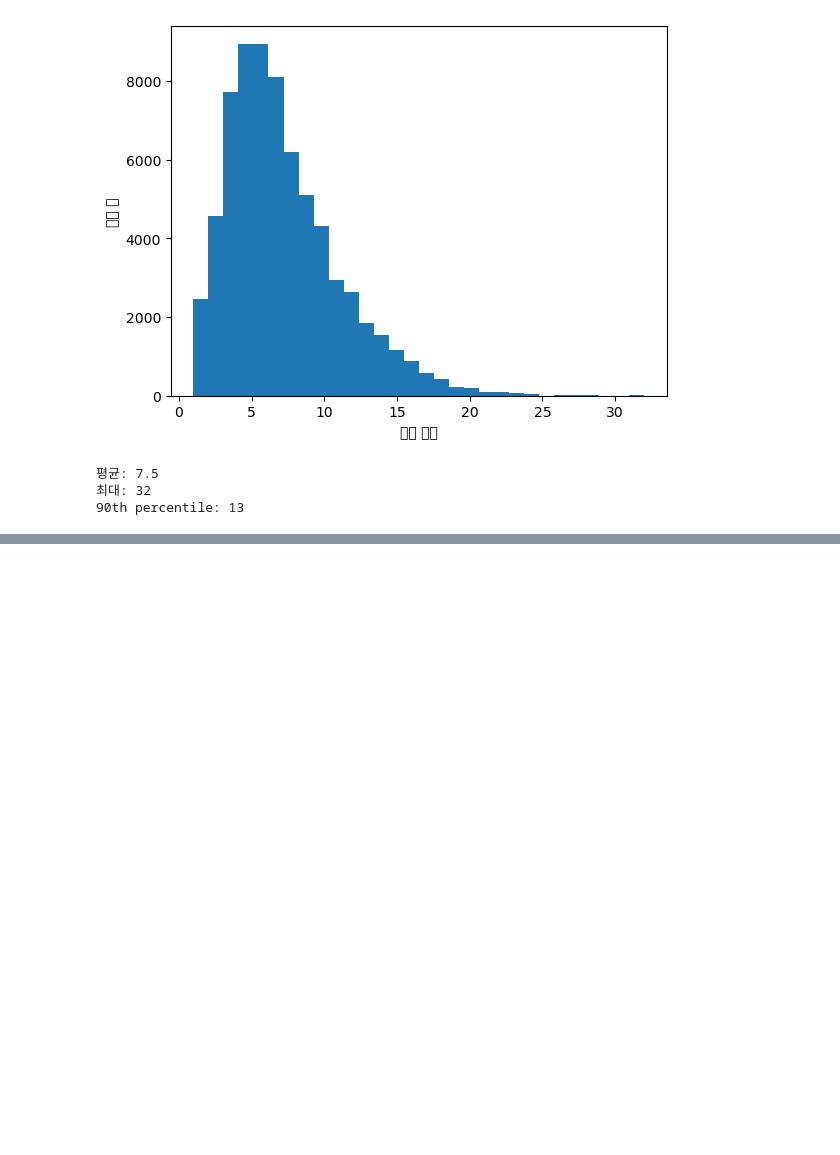
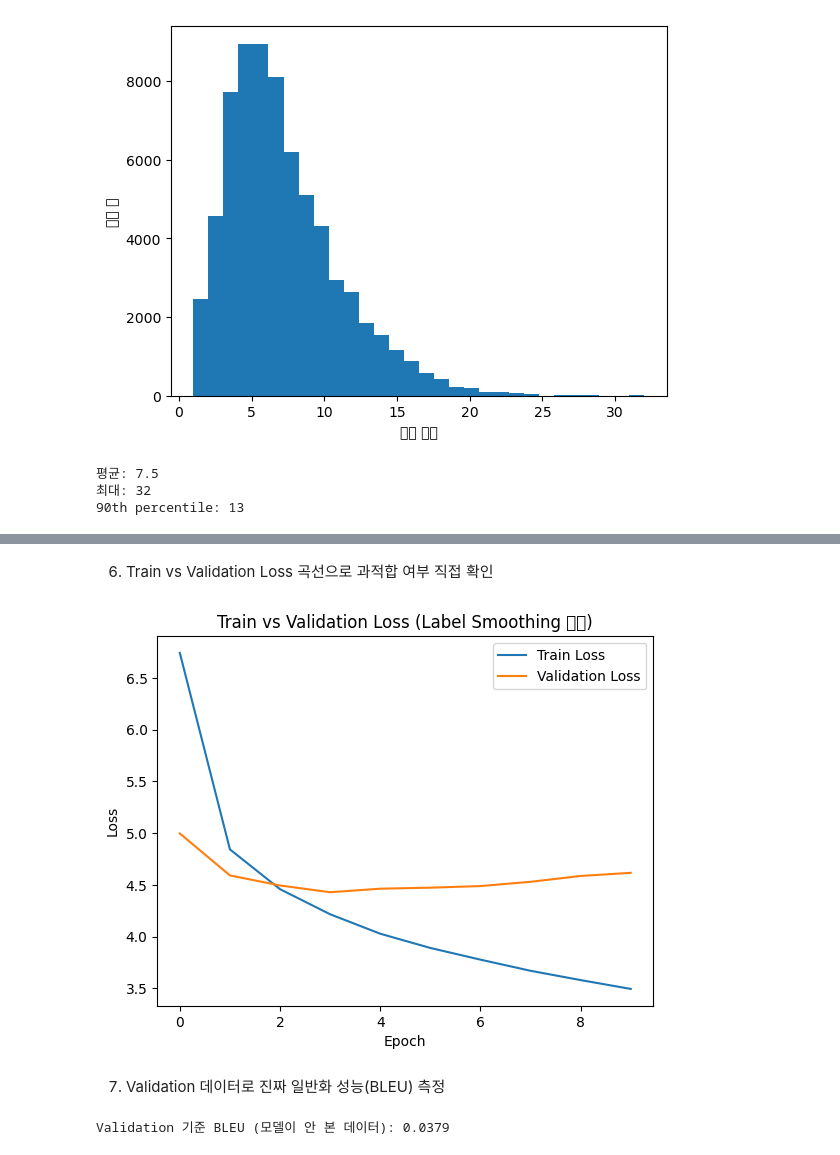
Before and after one commit to snarmse/AIFFEL_quest_eng, a Jupyter notebook: 04_NLP/NLP02/project0710.ipynb, the cells around one changed output, grey strips where cells are left out. Cells and saved outputs as stored; diff of their text form; code cells hidden in the pictures; blank space fills up the shorter version.

```diff
--- a/04_NLP/NLP02/project0710.ipynb
+++ b/04_NLP/NLP02/project0710.ipynb
@@ -124,7 +124,7 @@ def build_corpus(src_data, tgt_data, tokenize_fn, max_len=25):
 
     return src_corpus, tgt_corpus
 
-que_corpus, ans_corpus = build_corpus(questions, answers, mecab.morphs, max_len=40)
+que_corpus, ans_corpus = build_corpus(questions, answers, mecab.morphs, max_len=25)
 
 print(len(que_corpus), len(ans_corpus))
 print(que_corpus[:2])
@@ -550,0 +670,6 @@ max_len=25로 설정, dropout = 0.3, d_model 256으로 수정 후 다시 훈
+# %%
+for bw in [2, 3, 5]:
+    print(f"\n--- beam_width={bw} ---")
+    for ex in examples:
+        result = translate_beam(ex, model, word2idx, idx2word, mecab.morphs, beam_width=bw)
+        print(f"입력: {ex} → 출력: {result}")
@@ -550,0 +719,12 @@ max_len=25로 설정, dropout = 0.3, d_model 256으로 수정 후 다시 훈
+# %%
+from sklearn.model_selection import train_test_split
+
+# Step 3에서 만든 원본 (augmentation 전) que_corpus, ans_corpus를 사용
+# 만약 이미 augmentation된 상태로 덮어쓰셨다면, Step 3 build_corpus()를 다시 실행해서 원본부터 확보하세요
+que_corpus_raw, ans_corpus_raw = build_corpus(questions, answers, mecab.morphs, max_len=25)
+
+que_train_raw, que_val_raw, ans_train_raw, ans_val_raw = train_test_split(
+    que_corpus_raw, ans_corpus_raw, test_size=0.1, random_state=42
+)
+
+print(f"Train (원본): {len(que_train_raw)}, Validation (원본): {len(que_val_raw)}")
@@ -550,0 +817,14 @@ max_len=25로 설정, dropout = 0.3, d_model 256으로 수정 후 다시 훈
+# %%
+class ChatbotDataset(Dataset):
+    def __init__(self, enc, dec):
+        self.enc, self.dec = enc, dec
+    def __len__(self):
+        return len(self.enc)
+    def __getitem__(self, idx):
+        return torch.tensor(self.enc[idx]), torch.tensor(self.dec[idx])
+
+train_dataset = ChatbotDataset(enc_train_arr, dec_train_arr)
+val_dataset = ChatbotDataset(enc_val_arr, dec_val_arr)
+
+train_dataloader = DataLoader(train_dataset, batch_size=64, shuffle=True)
+val_dataloader = DataLoader(val_dataset, batch_size=64, shuffle=False)
@@ -550,0 +913,21 @@ max_len=25로 설정, dropout = 0.3, d_model 256으로 수정 후 다시 훈
+# %% [markdown]
+6. Train vs Validation Loss 곡선으로 과적합 여부 직접 확인
+# %%
+import matplotlib.pyplot as plt
+
+plt.plot(train_loss_history, label="Train Loss")
+plt.plot(val_loss_history, label="Validation Loss")
+plt.xlabel("Epoch")
+plt.ylabel("Loss")
+plt.legend()
+plt.title("Train vs Validation Loss (Label Smoothing 적용)")
+plt.show()
+# %% [output]
+[figure, added]
+# %% [markdown]
+7. Validation 데이터로 진짜 일반화 성능(BLEU) 측정
+# %%
+bleu_val = calculate_bleu_beam(model, que_val, ans_val, word2idx, idx2word, mecab.morphs, beam_width=3)
+print(f"Validation 기준 BLEU (모델이 안 본 데이터): {bleu_val:.4f}")
+# %% [output]
+Validation 기준 BLEU (모델이 안 본 데이터): 0.0379
```
Also changed, not shown: parts of 27 cells of this notebook, 1 other file.
